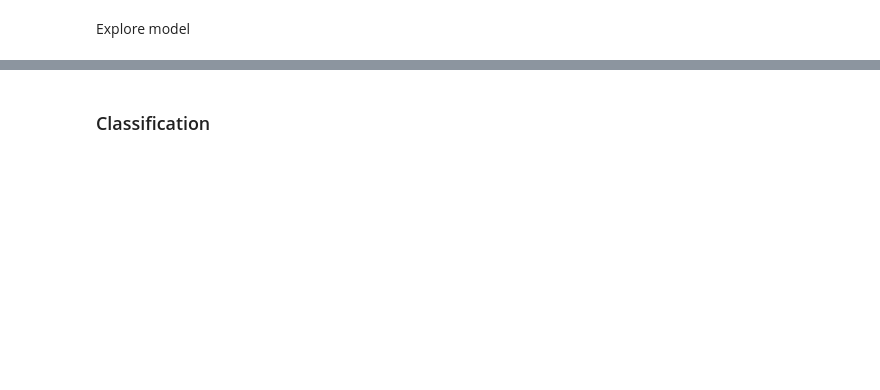
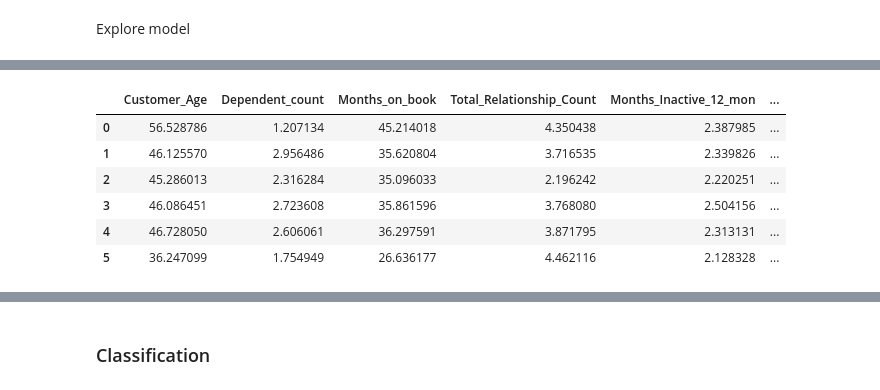
Before and after one commit to anilembel/Churn_Prediction_Becode, a Jupyter notebook: modeling/model_prediction.ipynb, the cells around one changed output, grey strips where cells are left out. Cells and saved outputs as stored; diff of their text form; code cells hidden in the pictures; blank space fills up the shorter version.

```diff
--- a/modeling/model_prediction.ipynb
+++ b/modeling/model_prediction.ipynb
@@ -87,0 +105,3 @@ array([[ 3.90068419e-02, -3.73883035e-02,  5.18016261e-02,
+# %%
+centroids = pd.DataFrame(k_centroids, columns = data_cleaned.columns)
+centroids.head()
@@ -87,0 +116,30 @@ array([[ 3.90068419e-02, -3.73883035e-02,  5.18016261e-02,
+# %%
+
+def UnscaleCentroids(centroids: pd.DataFrame, original_df: pd.DataFrame) -> pd.DataFrame:
+
+    # Select numerical and categorical columns
+    centroids_numerical = centroids.loc[:, centroids.columns.str.startswith('numeric__')]
+    centroids_categorical = centroids.loc[:, centroids.columns.str.startswith('categorical__')]
+    # Save columns names
+    numerical_columns = original_df.select_dtypes(include=['number']).columns
+    categorical_columns = original_df.select_dtypes(exclude=['number']).columns
+    # Inverse numerical and categorical
+    numerical_inverse = clustering_model.steps[0][1].named_transformers_['numeric']['scaler'].inverse_transform(centroids_numerical)
+    categorical_inverse = clustering_model.steps[0][1].named_transformers_['categorical']['encoder'].inverse_transform(centroids_categorical)
+    # Build df for num and cat, with original column names
+    numerical_inverse = pd.DataFrame(numerical_inverse, columns = numerical_columns)
+    categorical_inverse = pd.DataFrame(categorical_inverse, columns = categorical_columns)
+    # Concat to centroids_inverse df
+    centroids_inverse = pd.concat([numerical_inverse, categorical_inverse], axis=1)
+    return centroids_inverse
+
+
+centroids_inverse = UnscaleCentroids(centroids, data)
+# %% [output]
+|  | Customer_Age | Dependent_count | Months_on_book | Total_Relationship_Count | Months_Inactive_12_mon | ... |
+| 0 | 56.528786 | 1.207134 | 45.214018 | 4.350438 | 2.387985 | ... |
+| 1 | 46.125570 | 2.956486 | 35.620804 | 3.716535 | 2.339826 | ... |
+| 2 | 45.286013 | 2.316284 | 35.096033 | 2.196242 | 2.220251 | ... |
+| 3 | 46.086451 | 2.723608 | 35.861596 | 3.768080 | 2.504156 | ... |
+| 4 | 46.728050 | 2.606061 | 36.297591 | 3.871795 | 2.313131 | ... |
+| 5 | 36.247099 | 1.754949 | 26.636177 | 4.462116 | 2.128328 | ... |
```
Also changed, not shown: parts of 14 cells of this notebook, 3 other files.
